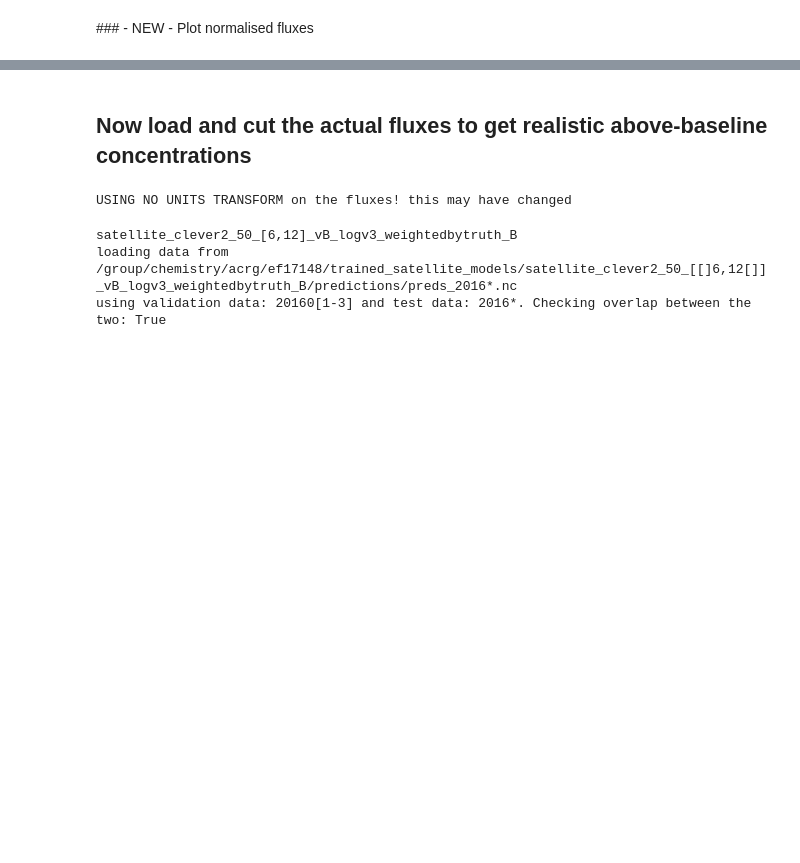
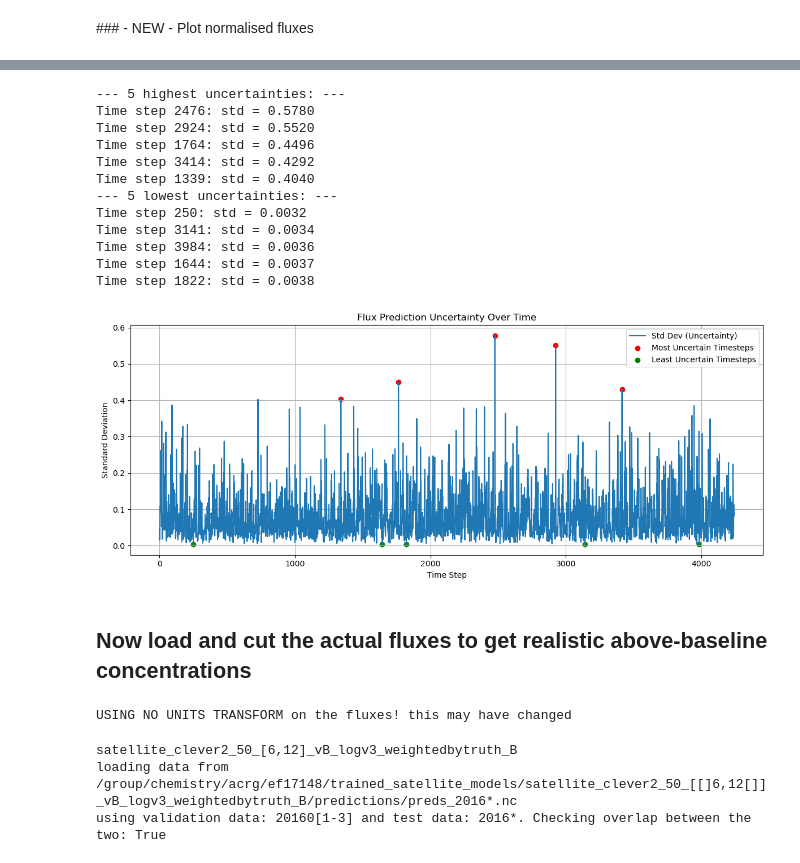
Before and after one commit to GATES-Lab/GATES_LPDM_emulator, a Jupyter notebook: notebooks/uncertainty_fluxes.ipynb, the cells around one changed output, grey strips where cells are left out. Cells and saved outputs as stored; diff of their text form; code cells hidden in the pictures; blank space fills up the shorter version.

```diff
--- a/notebooks/uncertainty_fluxes.ipynb
+++ b/notebooks/uncertainty_fluxes.ipynb
@@ -775,0 +873,2 @@ plt.close()
+# %%
+pred_fluxes, true_fluxes = get_all_fluxes()
@@ -922,0 +886,2 @@ plt.show()
+# %%
+mean_flux, std_flux, mean_true, normalised_mean_flux, normalised_std_flux = compute_flux_stats(pred_fluxes, true_fluxes)
@@ -1054,3 +923,19 @@ plt.show()
+# %%
+plot_extreme_flux_uncertainties(std_flux, 5)
+# %% [output]
+--- 5 highest uncertainties: ---
+Time step 2476: std = 0.5780
+Time step 2924: std = 0.5520
+Time step 1764: std = 0.4496
+Time step 3414: std = 0.4292
+Time step 1339: std = 0.4040
+--- 5 lowest uncertainties: ---
+Time step 250: std = 0.0032
+Time step 3141: std = 0.0034
+Time step 3984: std = 0.0036
+Time step 1644: std = 0.0037
+Time step 1822: std = 0.0038
+[figure, added]
 # %% [markdown]
 ## Now load and cut the actual fluxes to get realistic above-baseline concentrations
 # %%
```
Also changed, not shown: parts of 79 cells of this notebook.
